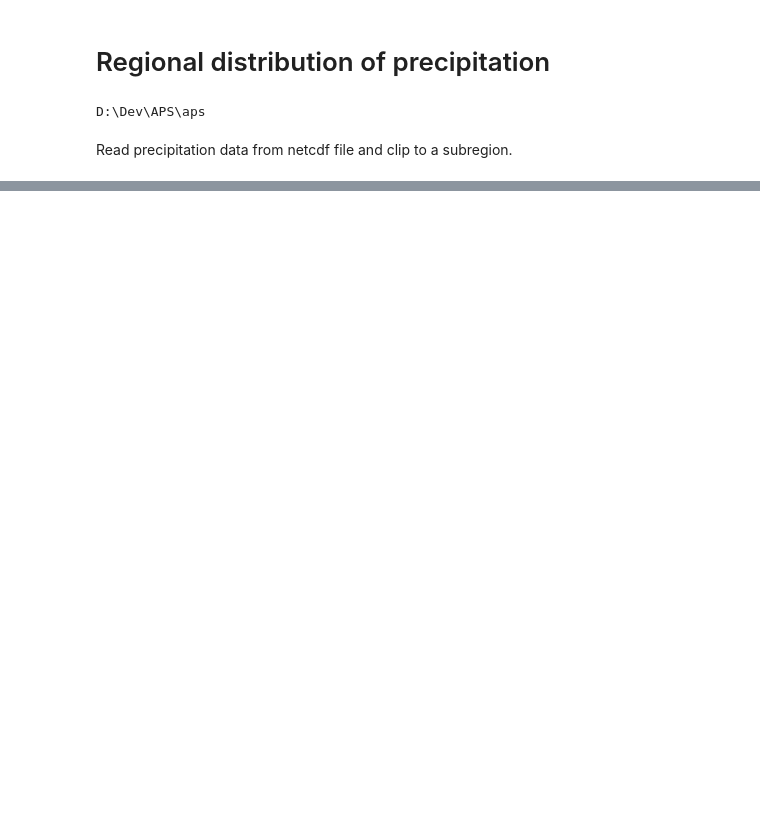
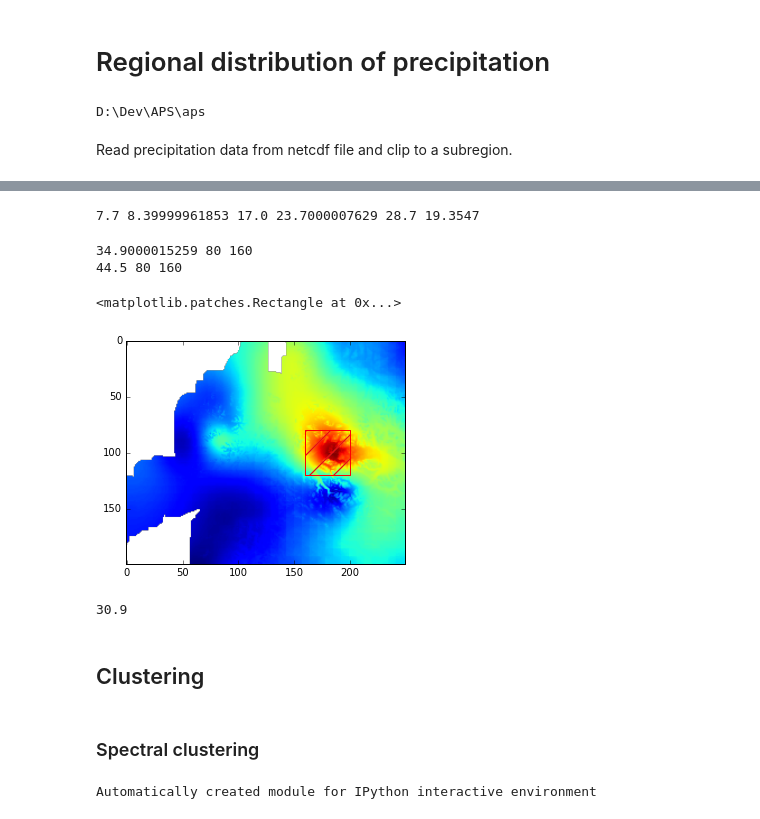
Before and after one commit to kmunve/APS, a Jupyter notebook: aps/notebooks/regional_precipitation_distribution.ipynb, the cells around one changed output, grey strips where cells are left out. Drawn from its saved outputs; the diff is of its cells as text; code cells hidden in the pictures; blank space fills up the shorter version.

```diff
--- a/aps/notebooks/regional_precipitation_distribution.ipynb
+++ b/aps/notebooks/regional_precipitation_distribution.ipynb
@@ -53,0 +72,75 @@ print(flier_low, box_bot, box_center, box_top, flier_high, pf_mean)
+# %%
+Pwin = precip[i:i+window_x, j:j-window_y]
+pf = Pwin.flatten()
+pfc = np.clip(pf, 0, 1000)
+
+box_bot = np.nanpercentile(pfc, 25.0)
+box_top = np.nanpercentile(pfc, 75.0)
+box_center = np.nanpercentile(pfc, 50.0)
+flier_low = np.min(pfc) #np.nanpercentile(precip, 5.0)
+flier_high = np.max(pfc) #np.nanpercentile(precip, 95.0)
+pf_mean = np.nanmean(pfc)
+
+print(flier_low, box_bot, box_center, box_top, flier_high, pf_mean)
+# %% [output]
+7.7 8.39999961853 17.0 23.7000007629 28.7 19.3547
+# %%
+highest_med = 0
+highest_max = 0
+
+for i in range(0, precip.shape[0]-window_x, step_x):
+    for j in range(0, precip.shape[1]-window_y, step_y):
+
+        Pwin = precip[i:i+window_x, j:j+window_y]
+
+        pf = Pwin.flatten() # make 1-D
+        pfc = np.clip(pf, 0, 1000) # remove unrealistic values; should probaby be set to NaN
+
+        box_bot = np.nanpercentile(pfc, 25.0)
+        box_top = np.nanpercentile(pfc, 75.0)
+        box_center = np.nanpercentile(pfc, 50.0)
+        flier_low = np.min(pfc) #np.nanpercentile(precip, 5.0)
+        flier_high = np.max(pfc)#np.nanpercentile(precip, 95.0)
+        pf_mean = np.nanmean(pfc)
+
+        if box_center > highest_med:
+            highest_med = box_center
+            med_i = i
+            med_j = j
+        if flier_high > highest_max:
+            highest_max = flier_high
+            max_i = i
+            max_j = j
+        #print(flier_low, box_bot, box_center, box_top, flier_high, pf_mean)
+
+print(highest_med, med_i, med_j)
+print(highest_max, max_i, max_j)
+# %% [output]
+34.9000015259 80 160
+44.5 80 160
+# %%
+plt.imshow(precip, aspect='equal')
+plt.gca().add_patch(Rectangle((med_j, med_i), window_x, window_y, hatch='/', fill=False, edgecolor='grey'))
+plt.gca().add_patch(Rectangle((max_j, max_i), window_x, window_y, hatch='/', fill=False, edgecolor='red'))
+# %% [output]
+<matplotlib.patches.Rectangle at 0x...>
+[figure, added]
+# %%
+print(precip[80,160])
+# %% [output]
+30.9
+# %% [markdown]
+## Clustering
+# %% [markdown]
+### Spectral clustering
+# %%
+print(__doc__)
+
+# Authors:  Emmanuelle Gouillart <emmanuelle.gouillart@normalesup.org>
+#           Gael Varoquaux <gael.varoquaux@normalesup.org>
+# License: BSD 3 clause
+
+from sklearn.feature_extraction import image
+from sklearn.cluster import spectral_clustering
+# %% [output]
+Automatically created module for IPython interactive environment
```
Also changed, not shown: parts of 23 cells of this notebook.
